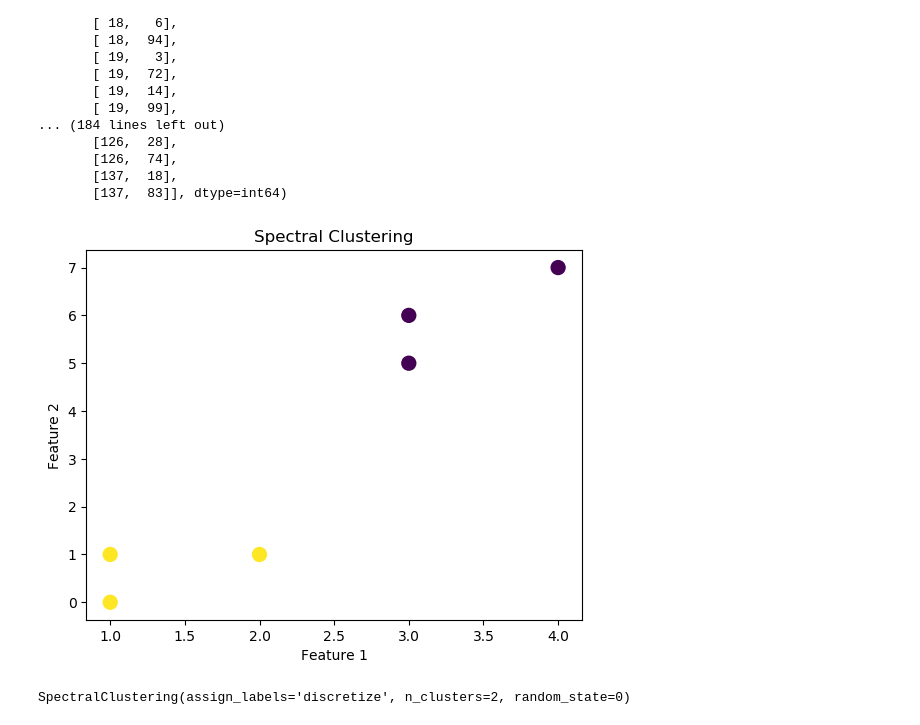
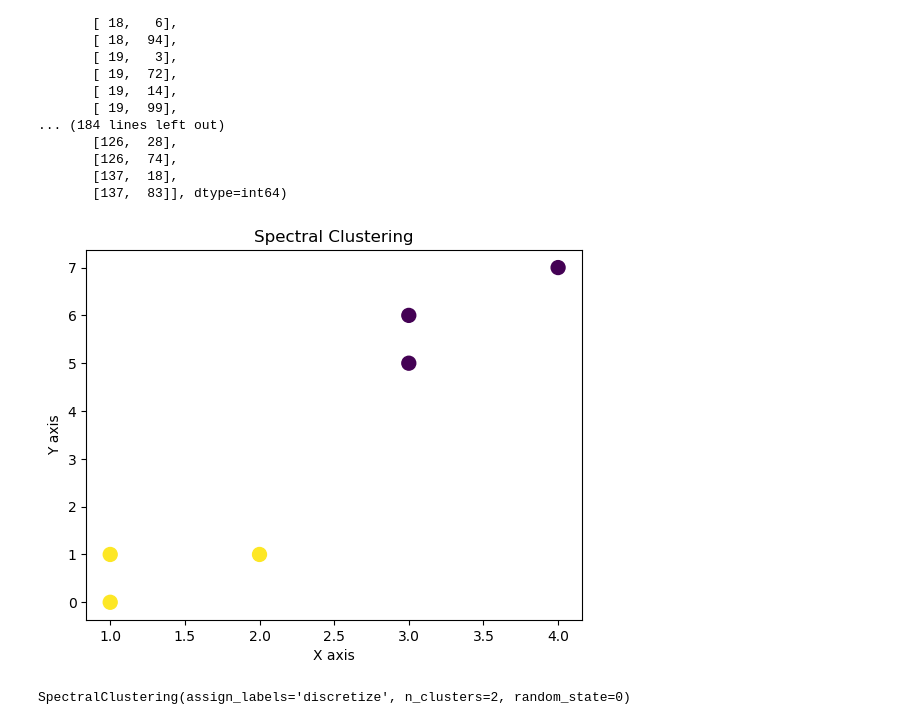
Before and after one commit to sabs2105-ai/python, a Jupyter notebook: Clustering/spectral-clustering.ipynb, the cells around one changed output. Saved outputs shown, nothing was run; the diff lists cells and outputs as text; code cells hidden in the pictures.

```diff
--- a/Clustering/spectral-clustering.ipynb
+++ b/Clustering/spectral-clustering.ipynb
@@ -45,31 +45,31 @@ array([[ 15,  39],
 # %%
 
 from sklearn.cluster import SpectralClustering
 import numpy as np
 X = np.array([[1, 1], [2, 1], [1, 0],
               [4, 7], [3, 5], [3, 6]])
 clustering = SpectralClustering(n_clusters=2,
         assign_labels='discretize',
         random_state=0).fit(X)
 
 # Get cluster labels
 labels = clustering.labels_
 
 # Plot the clusters
 plt.scatter(
     X[:, 0],
     X[:, 1],
     c=labels,
     cmap='viridis',
     s=100
 )
 
 plt.title("Spectral Clustering")
-plt.xlabel("X-Axis")
-plt.ylabel("Y-axis")
+plt.xlabel("X axis")
+plt.ylabel("Y axis")
 plt.show()
 # %% [output]
-[figure, old version]
+[figure, new version]
 # %%
 clustering
 # %% [output]
```
